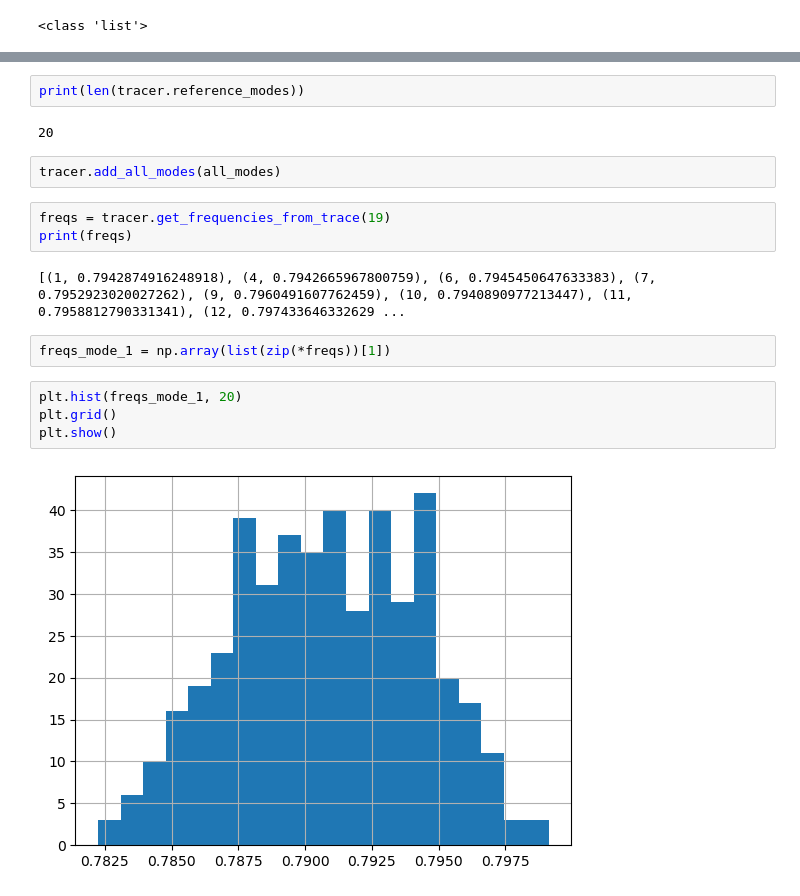
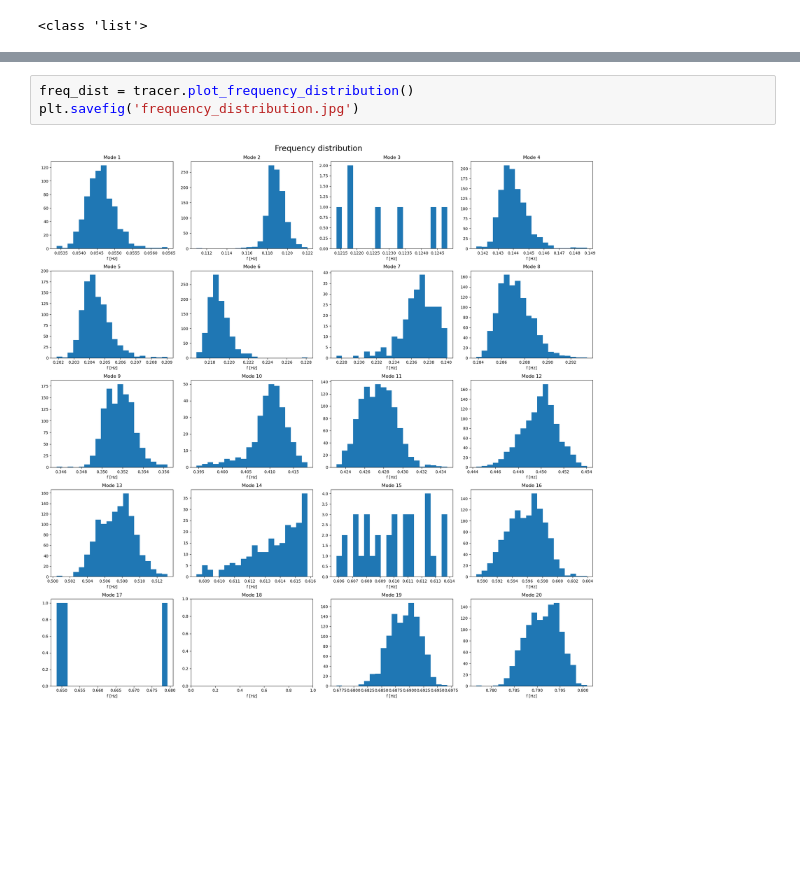
Before and after one commit to emilnebb/AOMA_Halogaland, a Jupyter notebook: src/AOMA/Result_exploration/AOMA_vs_FEM.ipynb, the cells around one changed output, grey strips where cells are left out. Cells and saved outputs as stored; diff of their text form; blank space fills up the shorter version.

Commit message:
Add new plots

```diff
--- a/src/AOMA/Result_exploration/AOMA_vs_FEM.ipynb
+++ b/src/AOMA/Result_exploration/AOMA_vs_FEM.ipynb
@@ -131,19 +38,5 @@ tracer = ModeTrace(FEM_modes[:20], len(all_modes))
-# %%
-print(len(tracer.reference_modes))
-# %% [output]
-20
-# %%
-tracer.add_all_modes(all_modes)
-# %%
-freqs = tracer.get_frequencies_from_trace(19)
-print(freqs)
-# %% [output]
-[(1, 0.7942874916248918), (4, 0.7942665967800759), (6, 0.7945450647633383), (7, 0.7952923020027262), (9, 0.7960491607762459), (10, 0.7940890977213447), (11, 0.7958812790331341), (12, 0.797433646332629 ...
-# %%
-freqs_mode_1 = np.array(list(zip(*freqs))[1])
-# %%
-plt.hist(freqs_mode_1, 20)
-plt.grid()
-plt.show()
-# %% [output]
-[figure, removed]
+# %%
+freq_dist = tracer.plot_frequency_distribution()
+plt.savefig('frequency_distribution.jpg')
+# %% [output]
+[figure, added]
```
Also changed, not shown: parts of 11 cells of this notebook.
